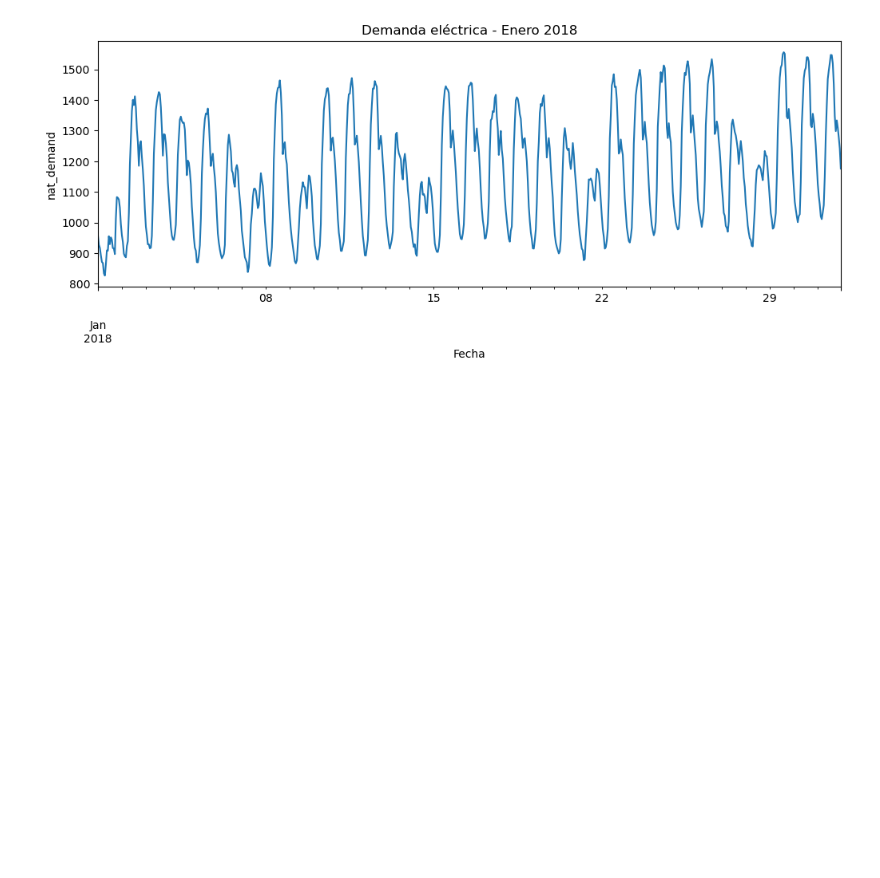
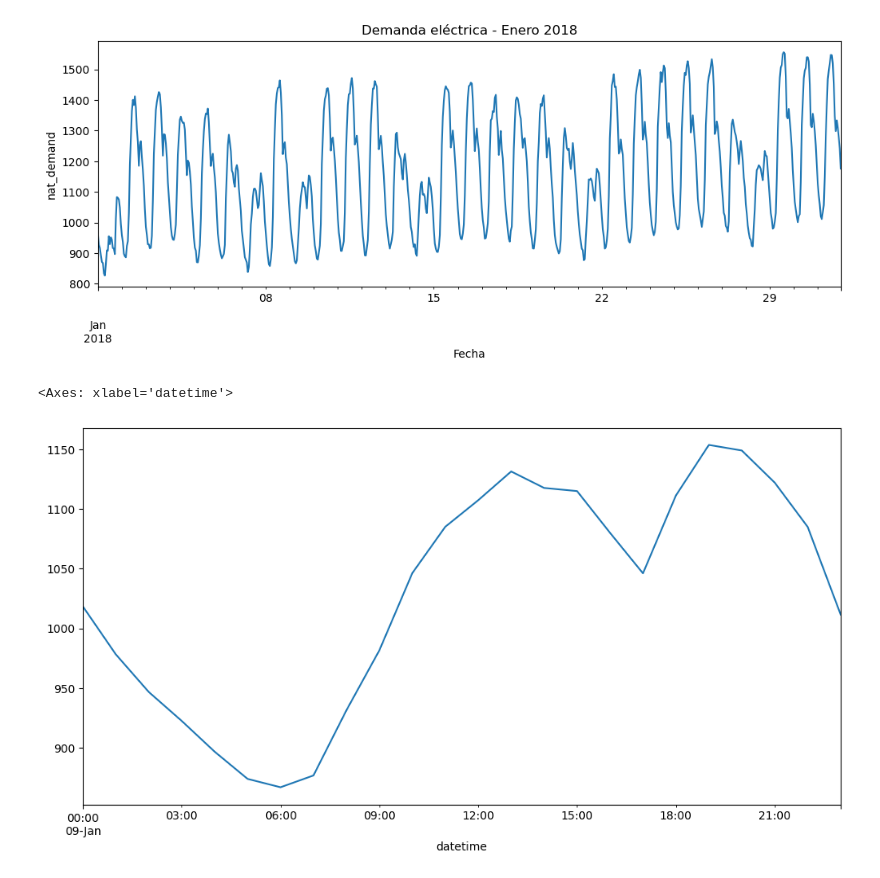
Before and after one commit to Ivo196/Electricity-Load-Forecasting, a Jupyter notebook: notebooks/01_exploracion_datos.ipynb, the cells around one changed output. Cells and saved outputs as stored; diff of their text form; code cells hidden in the pictures; blank space fills up the shorter version.

```diff
--- a/notebooks/01_exploracion_datos.ipynb
+++ b/notebooks/01_exploracion_datos.ipynb
@@ -116,3 +124,10 @@ plt.xlabel('Fecha')
 plt.show()
 # %% [output]
 [figure]
+# %%
+# Reconstruimos un dia
+plt.figure(figsize=(12, 6))
+df['2018-01-09':'2018-01-09']['nat_demand'].plot()
+# %% [output]
+<Axes: xlabel='datetime'>
+[figure, added]
```
Also changed, not shown: parts of 5 cells of this notebook.
